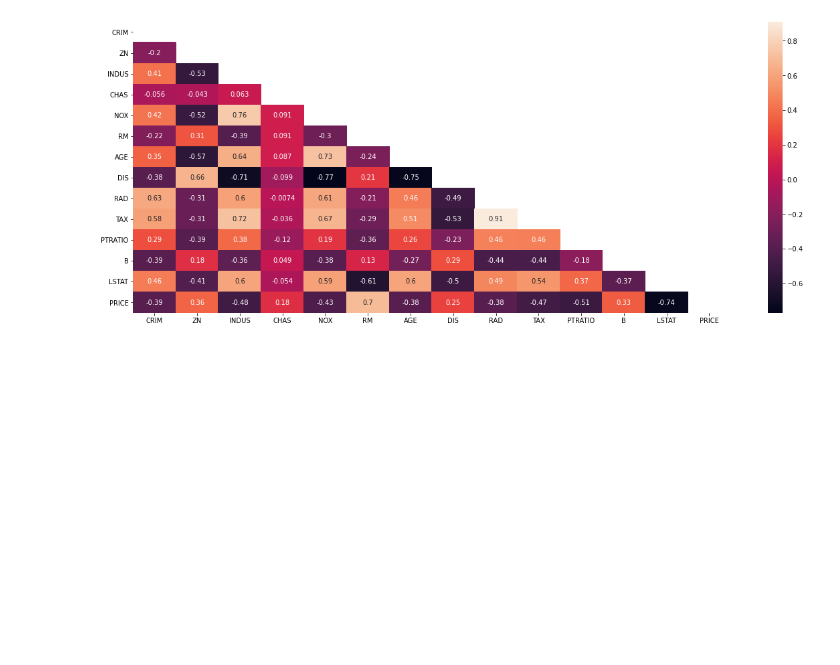
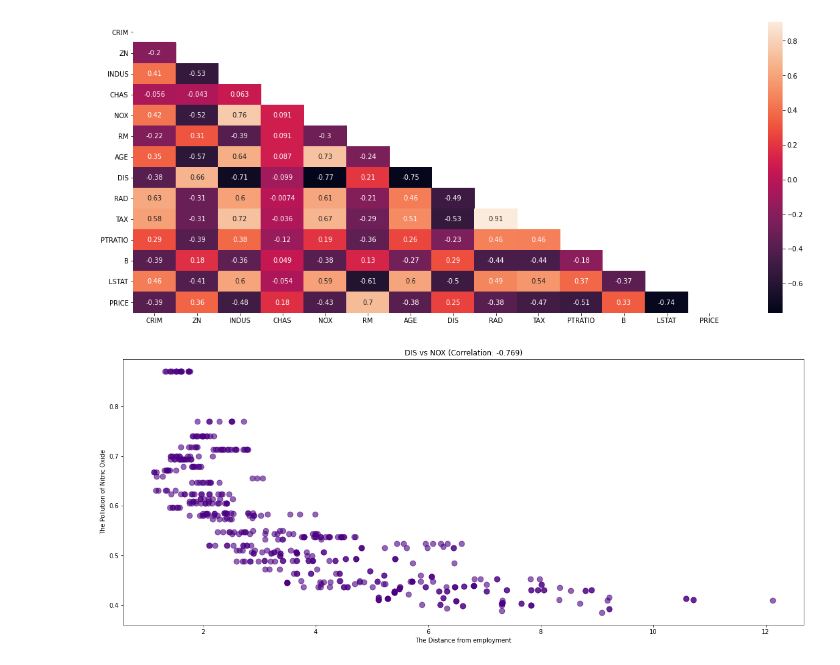
Before and after one commit to makhijakabir/machine-learning, a Jupyter notebook: multivariateRegressionBHP.ipynb, the cells around one changed output. Cells and saved outputs as stored; diff of their text form; code cells hidden in the pictures; blank space fills up the shorter version.

```diff
--- a/multivariateRegressionBHP.ipynb
+++ b/multivariateRegressionBHP.ipynb
@@ -255,3 +255,17 @@ sns.heatmap(data.corr(), mask=duplicates, annot=True)
 plt.show()
 # %% [output]
 [figure]
+# %%
+#The relation between the pollution (NOX) and Distance (DIS)
+
+correlation = round(data['DIS'].corr(data['NOX']), 3)
+
+plt.figure(figsize=(20, 8))
+plt.title(f'DIS vs NOX (Correlation: {correlation})')
+plt.xlabel('The Distance from employment')
+plt.ylabel('The Pollution of Nitric Oxide')
+plt.scatter(y=data['NOX'], x=data['DIS'], alpha=0.6, s=80, color='indigo')
+#sns.jointplot(y=data['NOX'], x=data['DIS'], size=10)
+plt.show()
+# %% [output]
+[figure, added]
```
